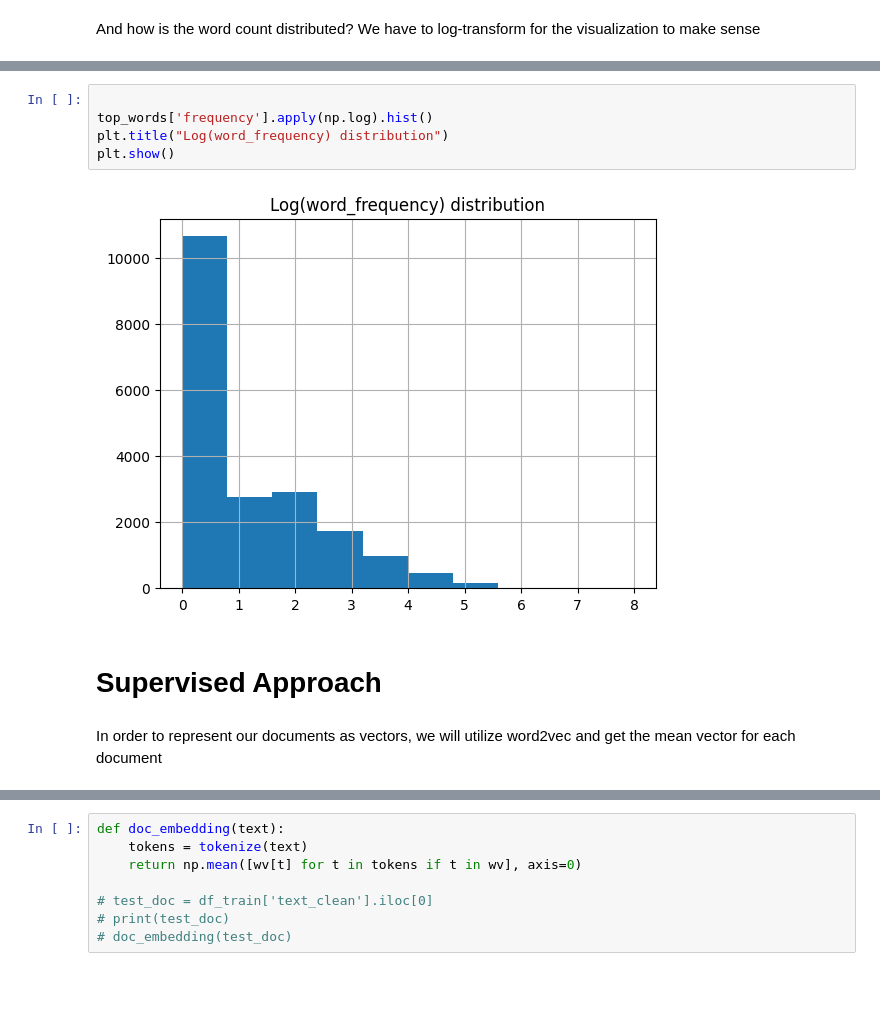
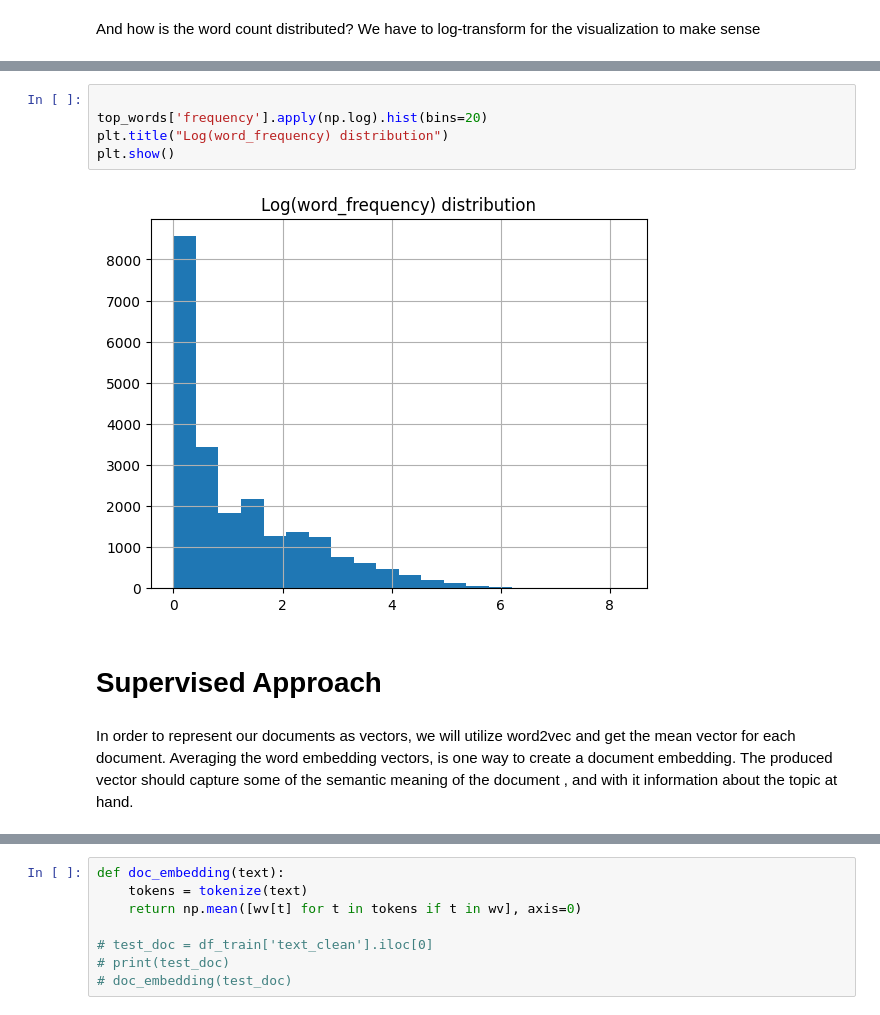
Before and after one commit to Osherz5/bbc_news_classification, a Jupyter notebook: bbc-news-miniproject.ipynb, the cells around one changed output, grey strips where cells are left out. Drawn from its saved outputs; the diff is of its cells as text; blank space fills up the shorter version.

```diff
--- a/bbc-news-miniproject.ipynb
+++ b/bbc-news-miniproject.ipynb
@@ -159,13 +153,14 @@ And how is the word count distributed? We have to log-transform for the visualiz
 # %%
 
-top_words['frequency'].apply(np.log).hist()
+top_words['frequency'].apply(np.log).hist(bins=20)
 plt.title("Log(word_frequency) distribution")
 plt.show()
 # %% [output]
-[figure, old version]
+[figure, new version]
 # %% [markdown]
 # Supervised Approach
 # %% [markdown]
-In order to represent our documents as vectors, we will utilize word2vec and get the mean vector for each document
+In order to represent our documents as vectors, we will utilize word2vec and get the mean vector for each document.
+Averaging the word embedding vectors, is one way to create a document embedding. The produced vector should capture some of the semantic meaning of the document , and with it information about the topic at hand.
 # %%
 wv = api.load('word2vec-google-news-300')
```
Also changed, not shown: parts of 25 cells of this notebook.
